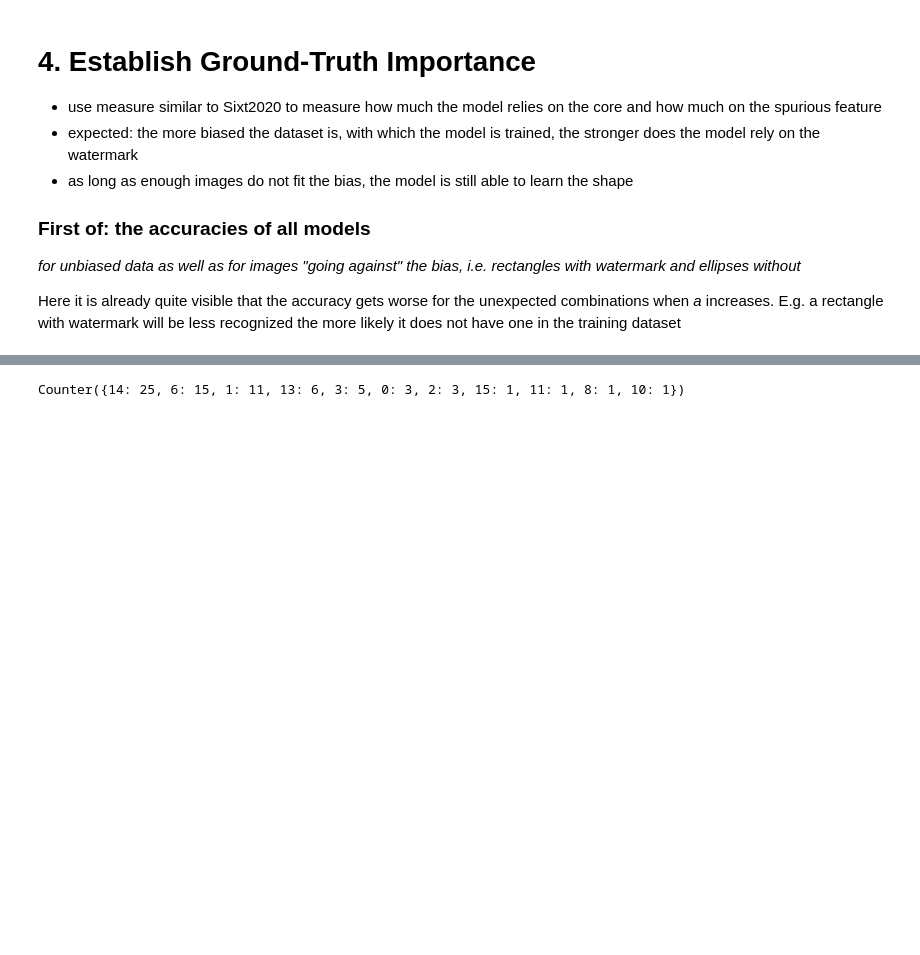
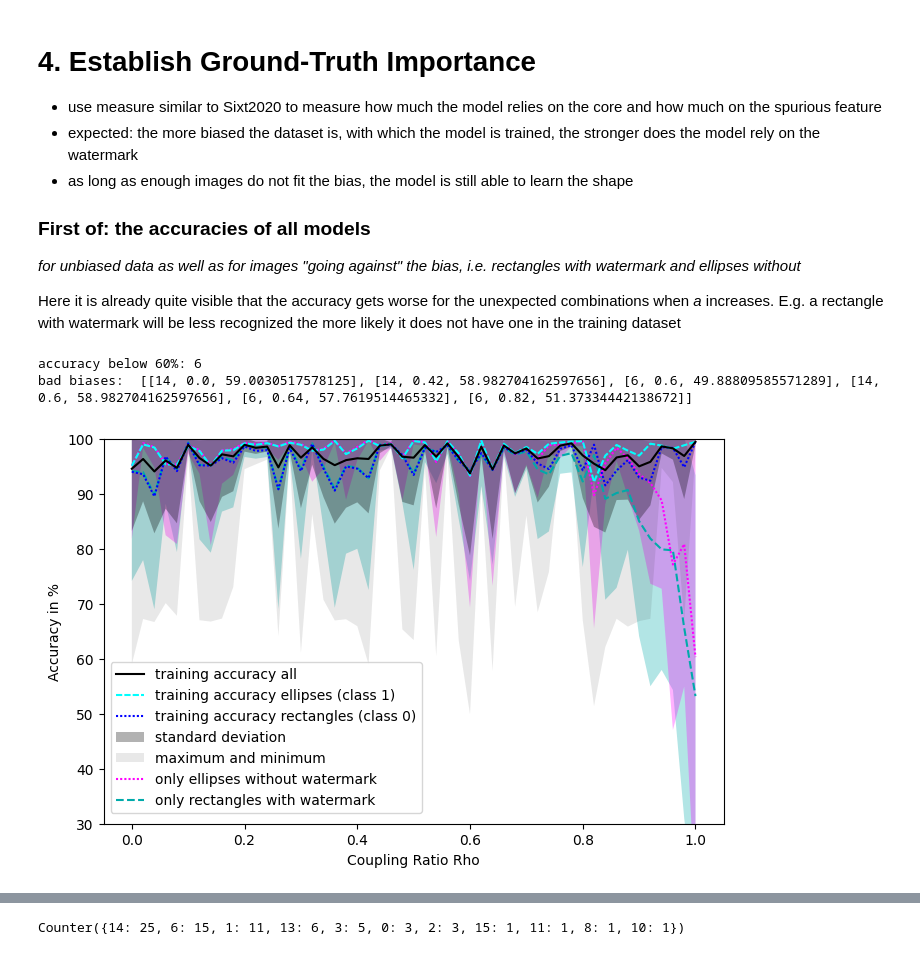
Before and after one commit to lillijo/xai-evaluation-master-thesis, a Jupyter notebook: experiments/pipeline.ipynb, the cells around one changed output, grey strips where cells are left out. Drawn from its saved outputs; the diff is of its cells as text; code cells hidden in the pictures; blank space fills up the shorter version.

Commit message:
retrain networks that were bad

```diff
--- a/experiments/pipeline.ipynb
+++ b/experiments/pipeline.ipynb
@@ -109,6 +109,14 @@ print(sumel, sum(sumel))
 
 Here it is already quite visible that the accuracy gets worse for the unexpected combinations when *a* increases.
 E.g. a rectangle with watermark will be less recognized the more likely it does not have one in the training dataset
+# %%
+MODEL_ZOO_INFOS_PATH = "outputs/retrain.json"  #noise_pos_accuracies #conv_ground_truth # recompute_accuracies #model_accuracies #blub_accuracies
+
+bad = plot_accuracies(MODEL_ZOO_INFOS_PATH, 60, num_it=16)
+# %% [output]
+accuracy below 60%: 6
+bad biases:  [[14, 0.0, 59.0030517578125], [14, 0.42, 58.982704162597656], [6, 0.6, 49.88809585571289], [14, 0.6, 58.982704162597656], [6, 0.64, 57.7619514465332], [6, 0.82, 51.37334442138672]]
+[figure, added]
 # %%
 MODEL_ZOO_INFOS_PATH = "outputs/final_models.json"  #noise_pos_accuracies #conv_ground_truth # recompute_accuracies #model_accuracies #blub_accuracies
 
```
Also changed, not shown: parts of 1 cell of this notebook, 6 other files.
